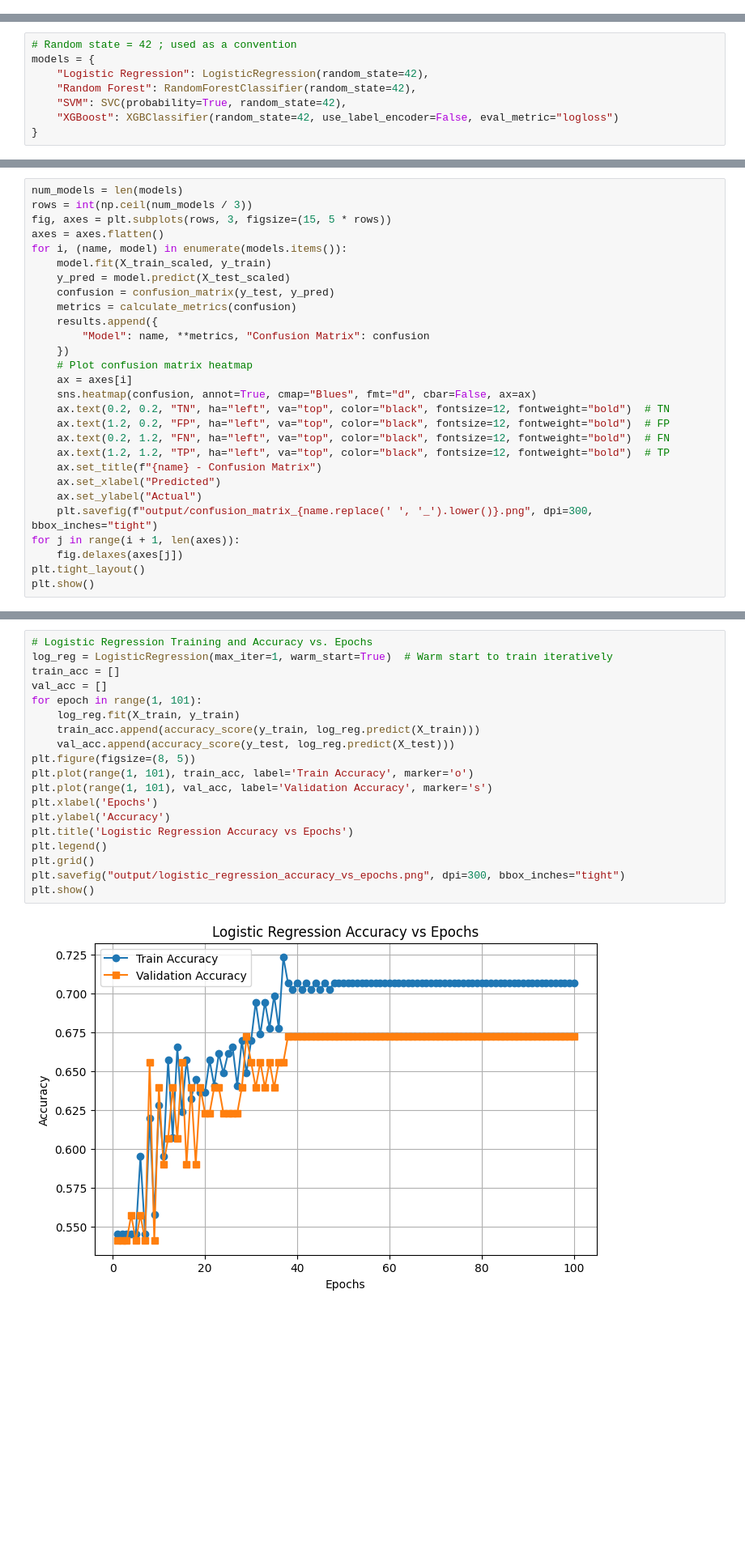
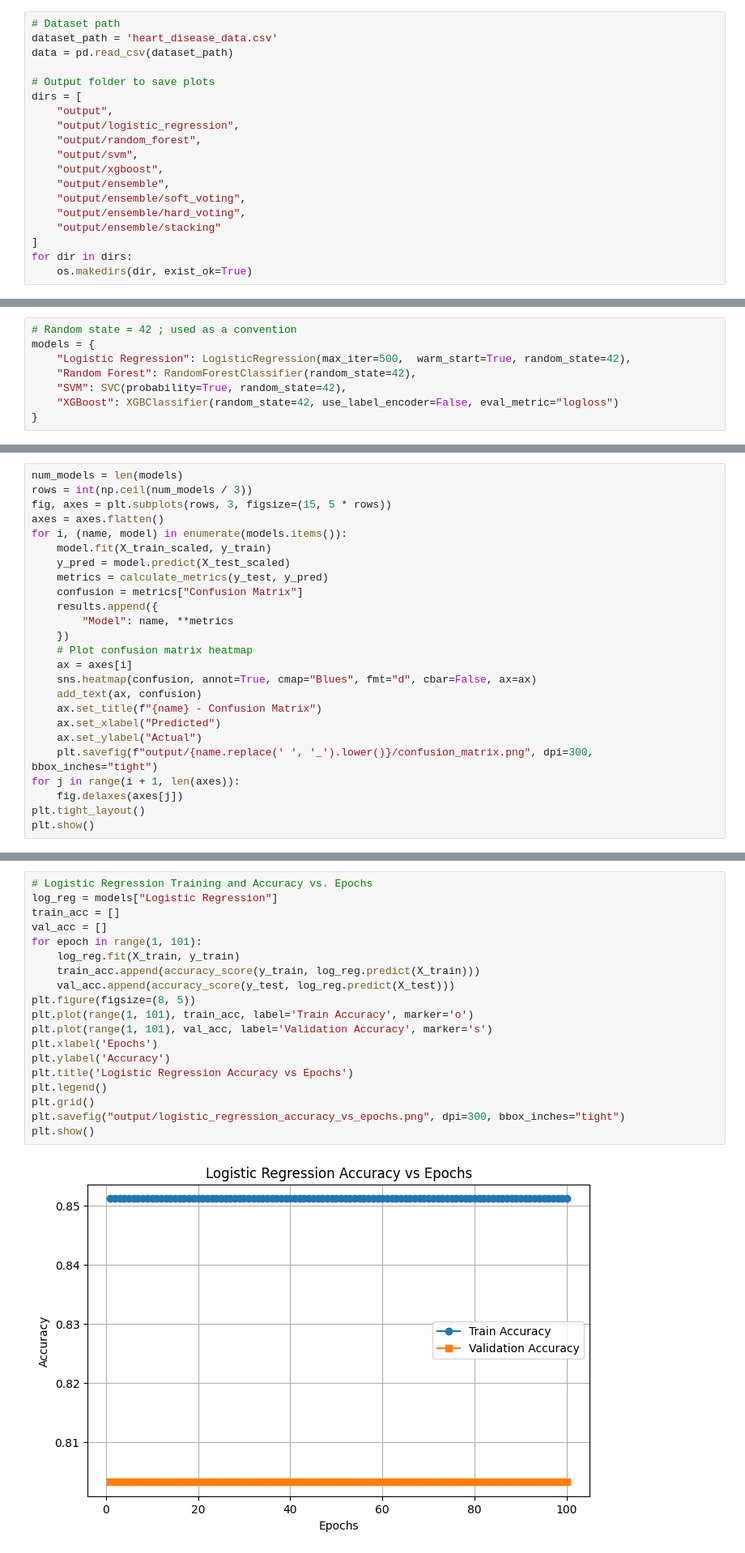
Before and after one commit to eshan-sud/heart-disease-prediction, a Jupyter notebook: Heart_Disease_Risk_Prediction.ipynb, the cells around one changed output, grey strips where cells are left out. Shown at 81% size. Drawn from its saved outputs; the diff is of its cells as text; blank space fills up the shorter version.

```diff
--- a/Heart_Disease_Risk_Prediction.ipynb
+++ b/Heart_Disease_Risk_Prediction.ipynb
@@ -102,3 +79,22 @@ os.makedirs("output", exist_ok=True) # Output folder to save plots
+# %%
+# Dataset path
+dataset_path = 'heart_disease_data.csv'
+data = pd.read_csv(dataset_path)
+
+# Output folder to save plots
+dirs = [
+    "output",
+    "output/logistic_regression",
+    "output/random_forest",
+    "output/svm",
+    "output/xgboost",
+    "output/ensemble",
+    "output/ensemble/soft_voting",
+    "output/ensemble/hard_voting",
+    "output/ensemble/stacking"
+]
+for dir in dirs:
+    os.makedirs(dir, exist_ok=True)
 # %% [markdown]
 ### Exploratory Data Analysis (EDA)
 # %%
@@ -334,7 +334,7 @@ plt.show()
 # %%
 # Random state = 42 ; used as a convention
 models = {
-    "Logistic Regression": LogisticRegression(random_state=42),
+    "Logistic Regression": LogisticRegression(max_iter=500,  warm_start=True, random_state=42),
     "Random Forest": RandomForestClassifier(random_state=42),
     "SVM": SVC(probability=True, random_state=42),
     "XGBoost": XGBClassifier(random_state=42, use_label_encoder=False, eval_metric="logloss")
@@ -400,22 +429,19 @@ axes = axes.flatten()
 for i, (name, model) in enumerate(models.items()):
     model.fit(X_train_scaled, y_train)
     y_pred = model.predict(X_test_scaled)
-    confusion = confusion_matrix(y_test, y_pred)
-    metrics = calculate_metrics(confusion)
+    metrics = calculate_metrics(y_test, y_pred)
+    confusion = metrics["Confusion Matrix"]
     results.append({
-        "Model": name, **metrics, "Confusion Matrix": confusion
+        "Model": name, **metrics
     })
     # Plot confusion matrix heatmap
     ax = axes[i]
     sns.heatmap(confusion, annot=True, cmap="Blues", fmt="d", cbar=False, ax=ax)
-    ax.text(0.2, 0.2, "TN", ha="left", va="top", color="black", fontsize=12, fontweight="bold")  # TN
-    ax.text(1.2, 0.2, "FP", ha="left", va="top", color="black", fontsize=12, fontweight="bold")  # FP
-    ax.text(0.2, 1.2, "FN", ha="left", va="top", color="black", fontsize=12, fontweight="bold")  # FN
-    ax.text(1.2, 1.2, "TP", ha="left", va="top", color="black", fontsize=12, fontweight="bold")  # TP
+    add_text(ax, confusion)
     ax.set_title(f"{name} - Confusion Matrix")
     ax.set_xlabel("Predicted")
     ax.set_ylabel("Actual")
-    plt.savefig(f"output/confusion_matrix_{name.replace(' ', '_').lower()}.png", dpi=300, bbox_inches="tight")
+    plt.savefig(f"output/{name.replace(' ', '_').lower()}/confusion_matrix.png", dpi=300, bbox_inches="tight")
 for j in range(i + 1, len(axes)):
     fig.delaxes(axes[j])
 plt.tight_layout()
@@ -549,24 +732,24 @@ Evaluation metric plots saved as 'evaluation_metrics.png' in the output folder.
 #### Training Visualisation
 # %%
 # Logistic Regression Training and Accuracy vs. Epochs
-log_reg = LogisticRegression(max_iter=1, warm_start=True)  # Warm start to train iteratively
+log_reg = models["Logistic Regression"]
 train_acc = []
 val_acc = []
 for epoch in range(1, 101):
     log_reg.fit(X_train, y_train)
     train_acc.append(accuracy_score(y_train, log_reg.predict(X_train)))
     val_acc.append(accuracy_score(y_test, log_reg.predict(X_test)))
 plt.figure(figsize=(8, 5))
 plt.plot(range(1, 101), train_acc, label='Train Accuracy', marker='o')
 plt.plot(range(1, 101), val_acc, label='Validation Accuracy', marker='s')
 plt.xlabel('Epochs')
 plt.ylabel('Accuracy')
 plt.title('Logistic Regression Accuracy vs Epochs')
 plt.legend()
 plt.grid()
 plt.savefig("output/logistic_regression_accuracy_vs_epochs.png", dpi=300, bbox_inches="tight")
 plt.show()
 # %% [output]
-[figure, old version]
+[figure, new version]
 # %%
 # XGBoost Training and Loss vs. Epochs
```
Also changed, not shown: parts of 34 cells of this notebook, 35 other files.
